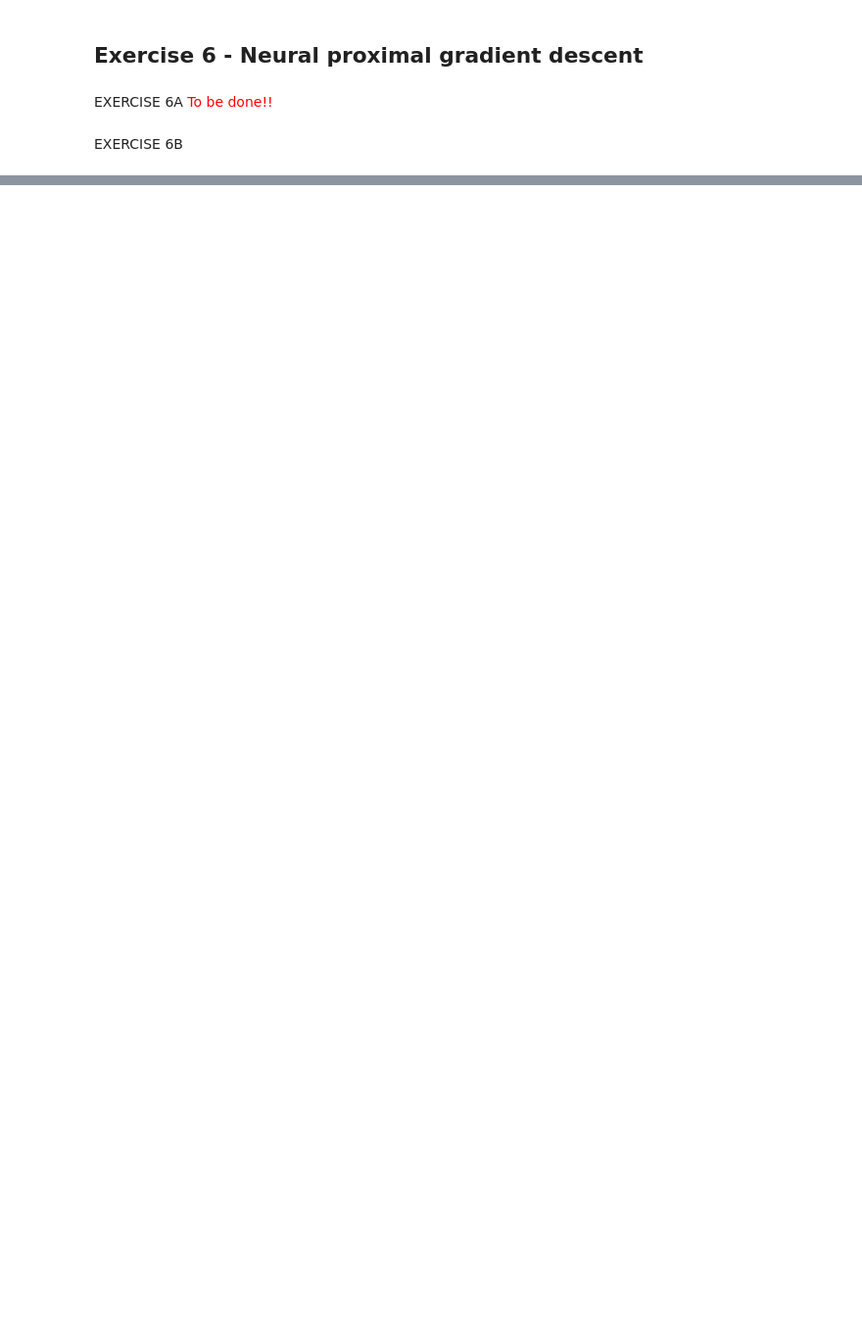
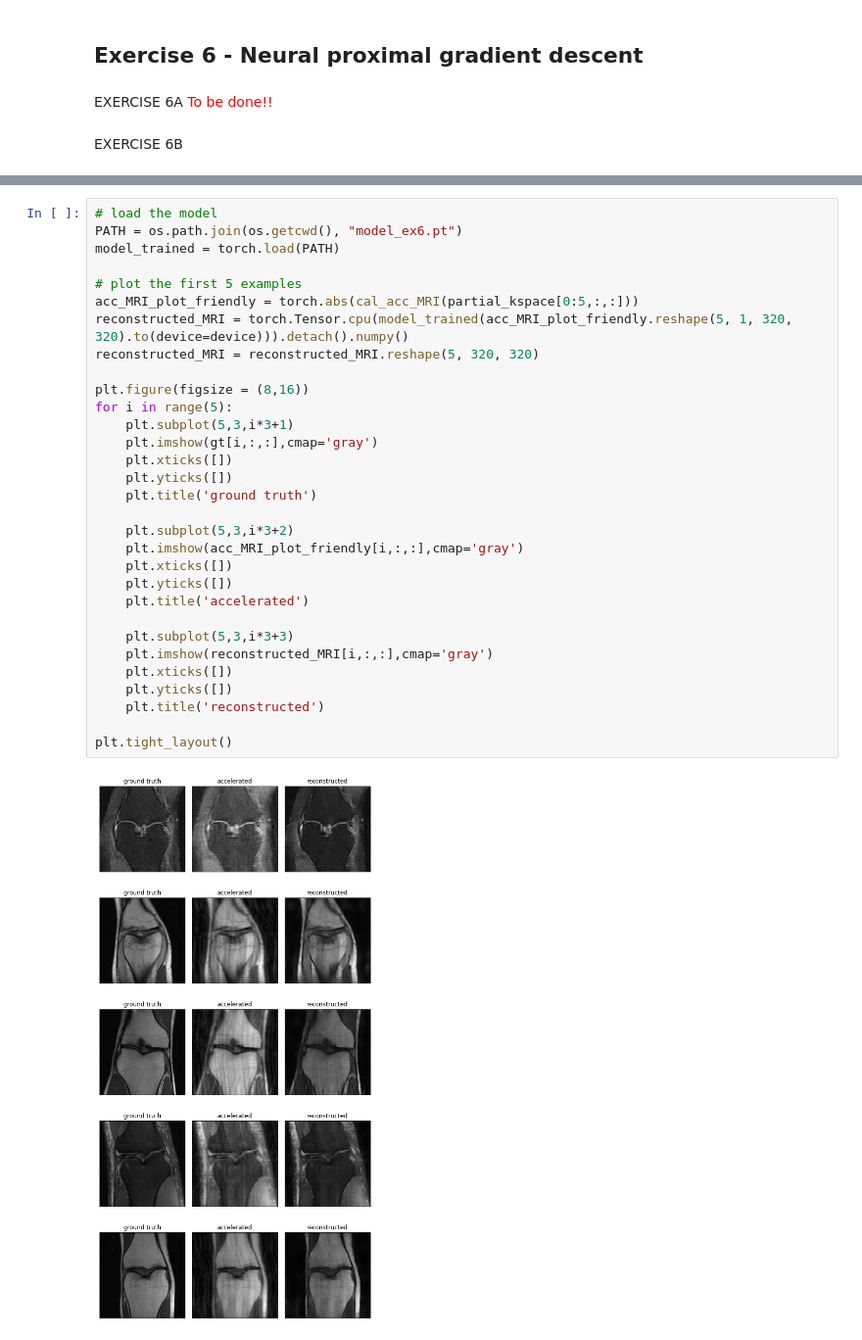
Before and after one commit to gbala97/Deep-Unfolding, a Jupyter notebook: Deep Unfolding.ipynb, the cells around one changed output, grey strips where cells are left out. Shown at 98% size. Saved outputs shown, nothing was run; the diff lists cells and outputs as text; blank space fills up the shorter version.

```diff
--- a/Deep Unfolding.ipynb
+++ b/Deep Unfolding.ipynb
@@ -607,0 +608,33 @@ class ProxNet(nn.Module):
+# %%
+# load the model
+PATH = os.path.join(os.getcwd(), "model_ex6.pt")
+model_trained = torch.load(PATH)
+
+# plot the first 5 examples
+acc_MRI_plot_friendly = torch.abs(cal_acc_MRI(partial_kspace[0:5,:,:]))
+reconstructed_MRI = torch.Tensor.cpu(model_trained(acc_MRI_plot_friendly.reshape(5, 1, 320, 320).to(device=device))).detach().numpy()
+reconstructed_MRI = reconstructed_MRI.reshape(5, 320, 320)
+
+plt.figure(figsize = (8,16))
+for i in range(5):
+    plt.subplot(5,3,i*3+1)
+    plt.imshow(gt[i,:,:],cmap='gray')
+    plt.xticks([])
+    plt.yticks([])
+    plt.title('ground truth')
+
+    plt.subplot(5,3,i*3+2)
+    plt.imshow(acc_MRI_plot_friendly[i,:,:],cmap='gray')
+    plt.xticks([])
+    plt.yticks([])
+    plt.title('accelerated')
+
+    plt.subplot(5,3,i*3+3)
+    plt.imshow(reconstructed_MRI[i,:,:],cmap='gray')
+    plt.xticks([])
+    plt.yticks([])
+    plt.title('reconstructed')
+
+plt.tight_layout()
+# %% [output]
+[figure, added]
```
Also changed, not shown: parts of 17 cells of this notebook.
